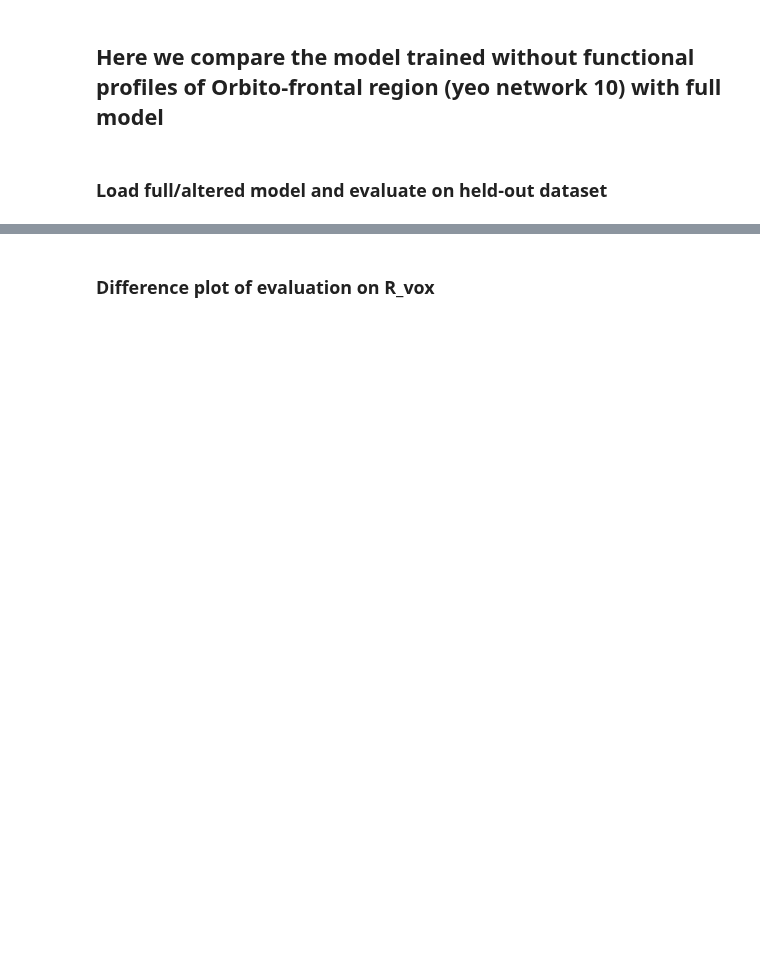
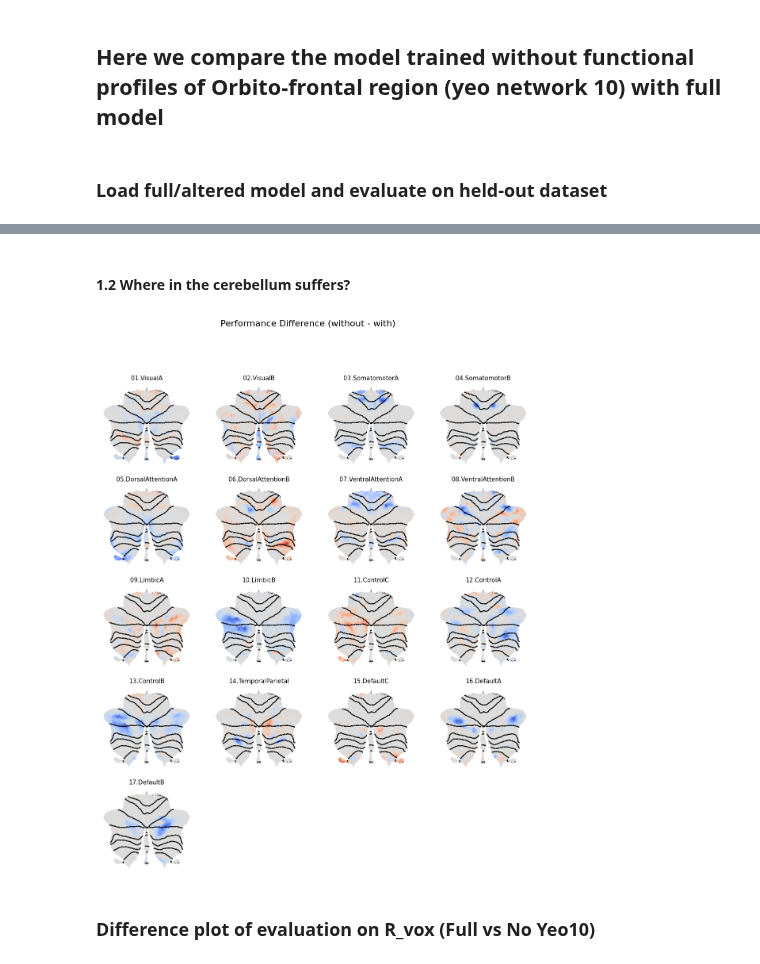
Before and after one commit to DiedrichsenLab/cortico_cereb_connectivity, a Jupyter notebook: notebooks/7. Orbito_frontal/exclude_from_train.ipynb, the cells around one changed output, grey strips where cells are left out. Saved outputs shown, nothing was run; the diff lists cells and outputs as text; code cells hidden in the pictures; blank space fills up the shorter version.

```diff
--- a/notebooks/7. Orbito_frontal/exclude_from_train.ipynb
+++ b/notebooks/7. Orbito_frontal/exclude_from_train.ipynb
@@ -47,3 +82,22 @@ for name, ext in zip(['full', 'no-yeo10'], ["", "_no-yeo10"]):
+# %% [markdown]
+#### 1.2 Where in the cerebellum suffers?
+# %%
+fig, axes = plt.subplots(5, 4, figsize=(14, 16))
+# max_diff = np.nanmax([np.nanmax(np.abs(R_voxel_list[i] - np.nanmean(df_voxel['R_vox'], axis=0))) for i in range(17)]) * 0.65
+for i in range(17):
+    plt.subplot(5, 4, i+1)
+    R_vox_diff = R_voxel_list[i] - np.nanmean(df_voxel['R_vox'], axis=0)
+    nifti_image = atlas.data_to_nifti(R_vox_diff)
+    data = suit.vol_to_surf(nifti_image,space='MNISymC')
+    max_diff = np.nanmax(np.abs(data))
+    suit.flatmap.plot(data, cmap='coolwarm', cscale=[-max_diff, max_diff], new_figure=False)
+    axes.flat[i].set_title(names[i], fontsize=11)
+
+for j in range(17, len(axes.flat)):
+    axes.flat[j].axis('off')
+plt.suptitle(f'Performance Difference (without - with)', fontsize=16);
+# %% [output]
+[figure, added]
 # %% [markdown]
-### Difference plot of evaluation on R_vox
+### Difference plot of evaluation on R_vox (Full vs No Yeo10)
 # %%
```
Also changed, not shown: parts of 6 cells of this notebook, 1 other file.
